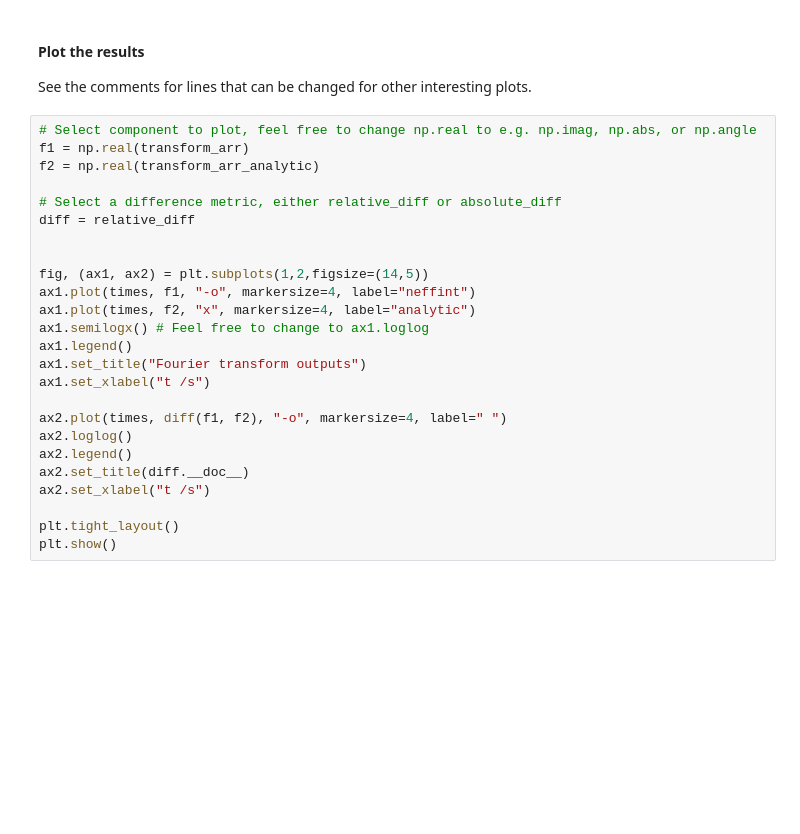
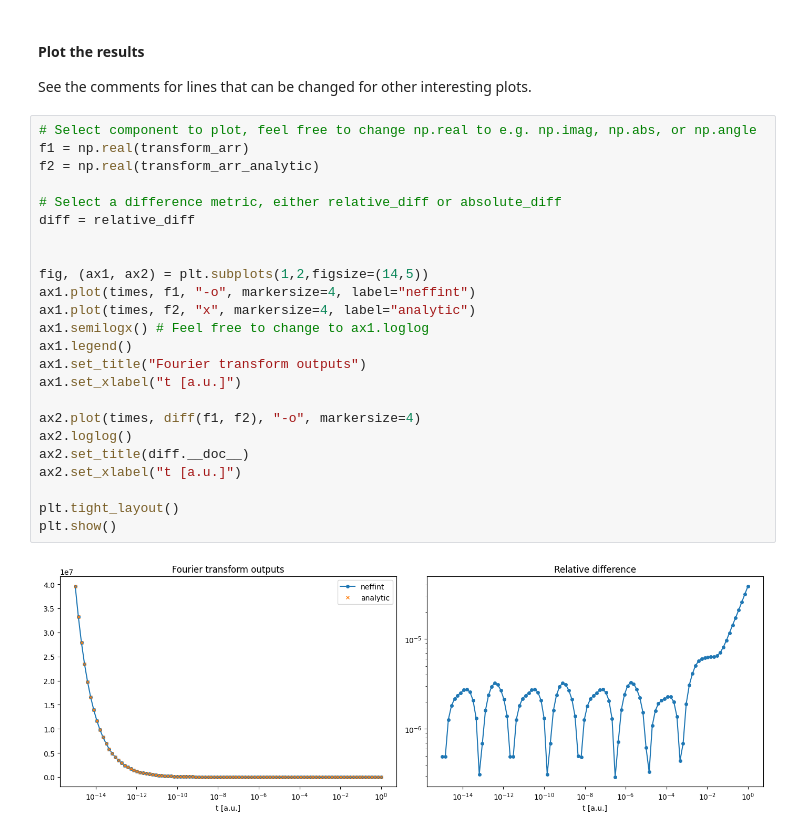
Before and after one commit to neffint/neffint, a Jupyter notebook: examples/ex_fixed_grid_FI.ipynb, the cells around one changed output. Cells and saved outputs as stored; diff of their text form; blank space fills up the shorter version.

```diff
--- a/examples/ex_fixed_grid_FI.ipynb
+++ b/examples/ex_fixed_grid_FI.ipynb
@@ -82,25 +89,26 @@ See the comments for lines that can be changed for other interesting plots.
 # %%
 # Select component to plot, feel free to change np.real to e.g. np.imag, np.abs, or np.angle
 f1 = np.real(transform_arr)
 f2 = np.real(transform_arr_analytic)
 
 # Select a difference metric, either relative_diff or absolute_diff
 diff = relative_diff
 
 
 fig, (ax1, ax2) = plt.subplots(1,2,figsize=(14,5))
 ax1.plot(times, f1, "-o", markersize=4, label="neffint")
 ax1.plot(times, f2, "x", markersize=4, label="analytic")
 ax1.semilogx() # Feel free to change to ax1.loglog
 ax1.legend()
 ax1.set_title("Fourier transform outputs")
-ax1.set_xlabel("t /s")
+ax1.set_xlabel("t [a.u.]")
 
-ax2.plot(times, diff(f1, f2), "-o", markersize=4, label=" ")
+ax2.plot(times, diff(f1, f2), "-o", markersize=4)
 ax2.loglog()
-ax2.legend()
 ax2.set_title(diff.__doc__)
-ax2.set_xlabel("t /s")
+ax2.set_xlabel("t [a.u.]")
 
 plt.tight_layout()
 plt.show()
+# %% [output]
+[figure, added]
```
Also changed, not shown: parts of 2 cells of this notebook, 1 other file.
